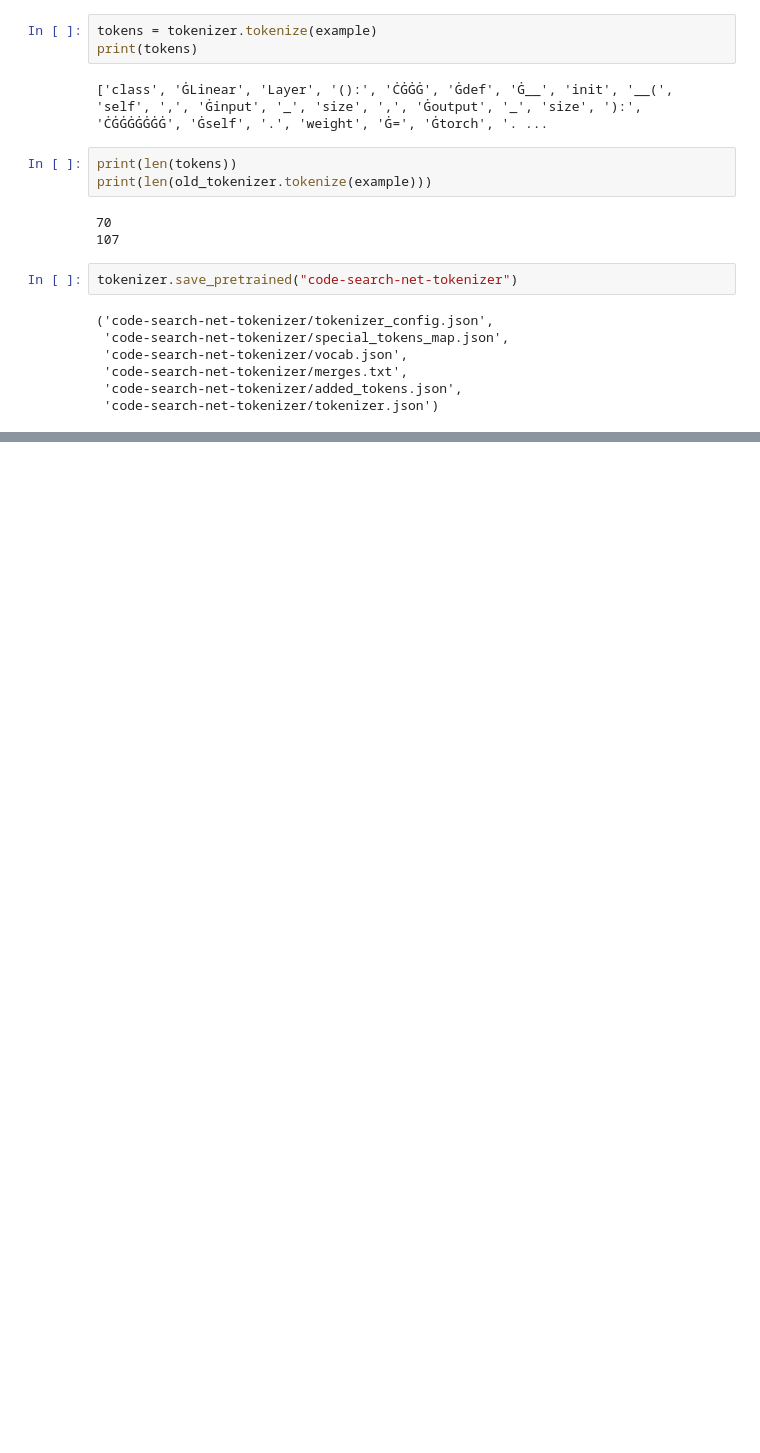
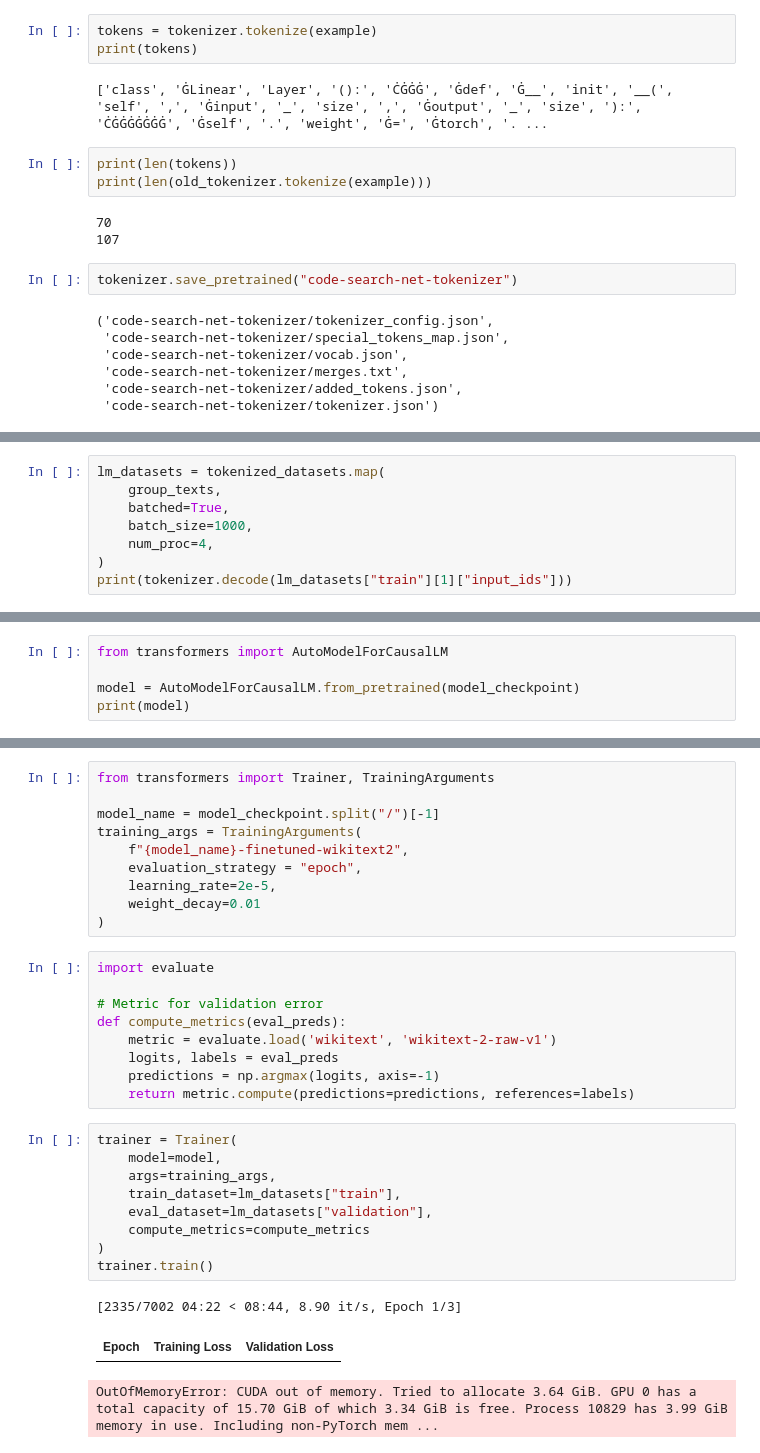
Before and after one commit to yungshun317/torch-nlp, a Jupyter notebook: natural_language_generation.ipynb, the cells around one changed output, grey strips where cells are left out. Saved outputs shown, nothing was run; the diff lists cells and outputs as text; blank space fills up the shorter version.

```diff
--- a/natural_language_generation.ipynb
+++ b/natural_language_generation.ipynb
@@ -2080,0 +2168,8 @@ tokenizer.save_pretrained("code-search-net-tokenizer")
+# %%
+lm_datasets = tokenized_datasets.map(
+    group_texts,
+    batched=True,
+    batch_size=1000,
+    num_proc=4,
+)
+print(tokenizer.decode(lm_datasets["train"][1]["input_ids"]))
@@ -2080,0 +2186,5 @@ tokenizer.save_pretrained("code-search-net-tokenizer")
+# %%
+from transformers import AutoModelForCausalLM
+
+model = AutoModelForCausalLM.from_pretrained(model_checkpoint)
+print(model)
@@ -2080,0 +2209,32 @@ tokenizer.save_pretrained("code-search-net-tokenizer")
+# %%
+from transformers import Trainer, TrainingArguments
+
+model_name = model_checkpoint.split("/")[-1]
+training_args = TrainingArguments(
+    f"{model_name}-finetuned-wikitext2",
+    evaluation_strategy = "epoch",
+    learning_rate=2e-5,
+    weight_decay=0.01
+)
+# %%
+import evaluate
+
+# Metric for validation error
+def compute_metrics(eval_preds):
+    metric = evaluate.load('wikitext', 'wikitext-2-raw-v1')
+    logits, labels = eval_preds
+    predictions = np.argmax(logits, axis=-1)
+    return metric.compute(predictions=predictions, references=labels)
+# %%
+trainer = Trainer(
+    model=model,
+    args=training_args,
+    train_dataset=lm_datasets["train"],
+    eval_dataset=lm_datasets["validation"],
+    compute_metrics=compute_metrics
+)
+trainer.train()
+# %% [output]
+[2335/7002 04:22 < 08:44, 8.90 it/s, Epoch 1/3]
+| Epoch | Training Loss | Validation Loss |
+OutOfMemoryError: CUDA out of memory. Tried to allocate 3.64 GiB. GPU 0 has a total capacity of 15.70 GiB of which 3.34 GiB is free. Process 10829 has 3.99 GiB memory in use. Including non-PyTorch mem ...
```
Also changed, not shown: parts of 11 cells of this notebook, 3 other files.
